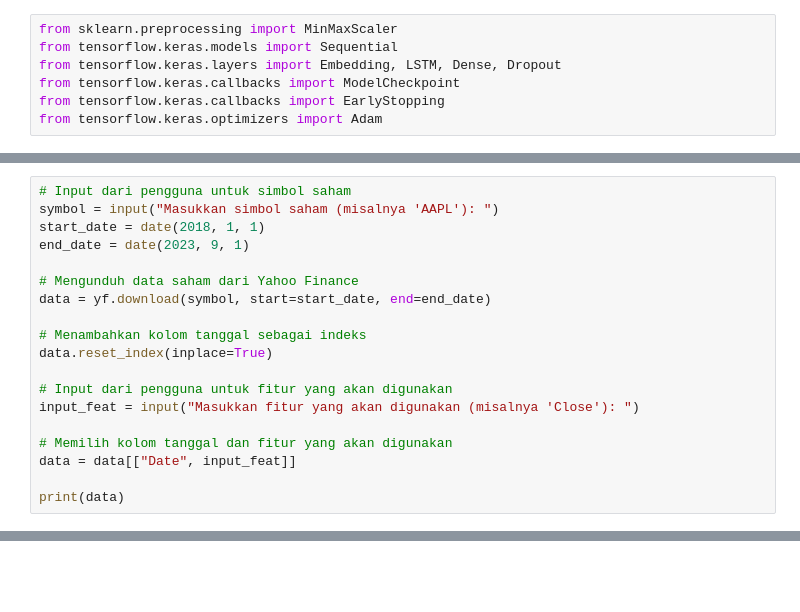
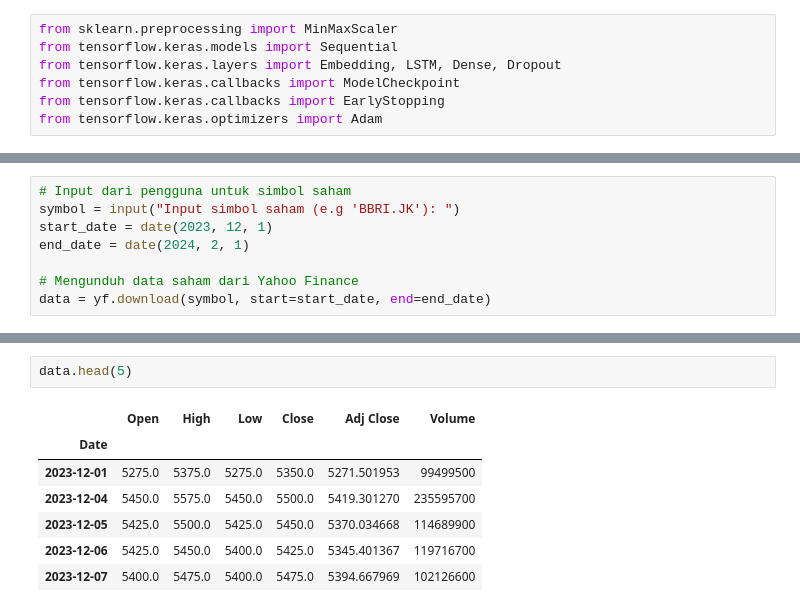
Before and after one commit to kevinavicenna/stockprediction-tensorflow, a Jupyter notebook: src/LSTM-third-testing.ipynb, the cells around one changed output, grey strips where cells are left out. Drawn from its saved outputs; the diff is of its cells as text; blank space fills up the shorter version.

```diff
--- a/src/LSTM-third-testing.ipynb
+++ b/src/LSTM-third-testing.ipynb
@@ -16,21 +18,10 @@ from tensorflow.keras.optimizers import Adam
 # %%
 # Input dari pengguna untuk simbol saham
-symbol = input("Masukkan simbol saham (misalnya 'AAPL'): ")
-start_date = date(2018, 1, 1)
-end_date = date(2023, 9, 1)
+symbol = input("Input simbol saham (e.g 'BBRI.JK'): ")
+start_date = date(2023, 12, 1)
+end_date = date(2024, 2, 1)
 
 # Mengunduh data saham dari Yahoo Finance
 data = yf.download(symbol, start=start_date, end=end_date)
-
-# Menambahkan kolom tanggal sebagai indeks
-data.reset_index(inplace=True)
-
-# Input dari pengguna untuk fitur yang akan digunakan
-input_feat = input("Masukkan fitur yang akan digunakan (misalnya 'Close'): ")
-
-# Memilih kolom tanggal dan fitur yang akan digunakan
-data = data[["Date", input_feat]]
-
-print(data)
 # %% [output]
 [*********************100%%**********************]  1 of 1 completed
@@ -50,0 +28,10 @@ print(data)
+# %%
+data.head(5)
+# %% [output]
+|  | Open | High | Low | Close | Adj Close | Volume |
+| Date |  |  |  |  |  |  |
+| 2023-12-01 | 5275.0 | 5375.0 | 5275.0 | 5350.0 | 5271.501953 | 99499500 |
+| 2023-12-04 | 5450.0 | 5575.0 | 5450.0 | 5500.0 | 5419.301270 | 235595700 |
+| 2023-12-05 | 5425.0 | 5500.0 | 5425.0 | 5450.0 | 5370.034668 | 114689900 |
+| 2023-12-06 | 5425.0 | 5450.0 | 5400.0 | 5425.0 | 5345.401367 | 119716700 |
+| 2023-12-07 | 5400.0 | 5475.0 | 5400.0 | 5475.0 | 5394.667969 | 102126600 |
```
Also changed, not shown: parts of 13 cells of this notebook, 40 other files.
